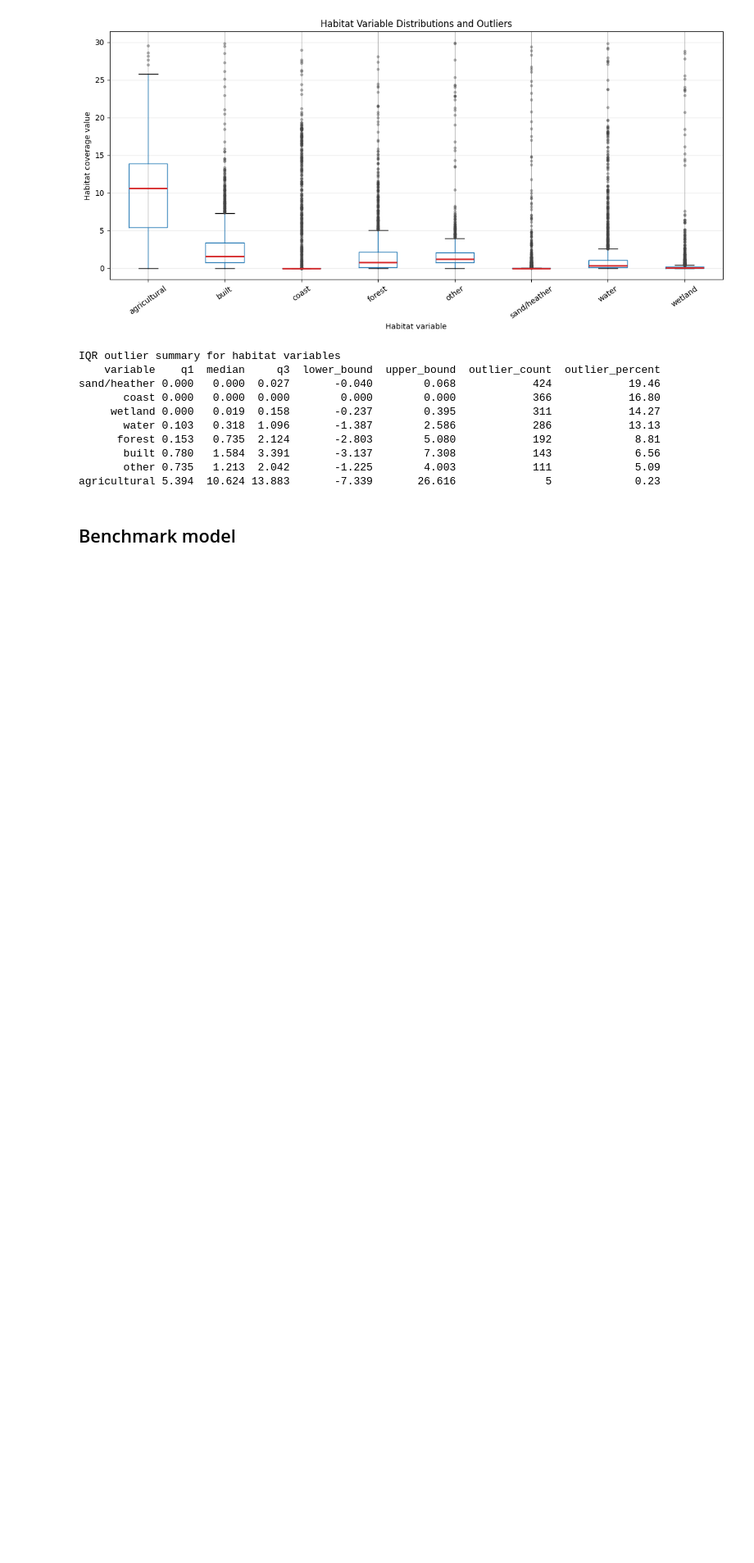
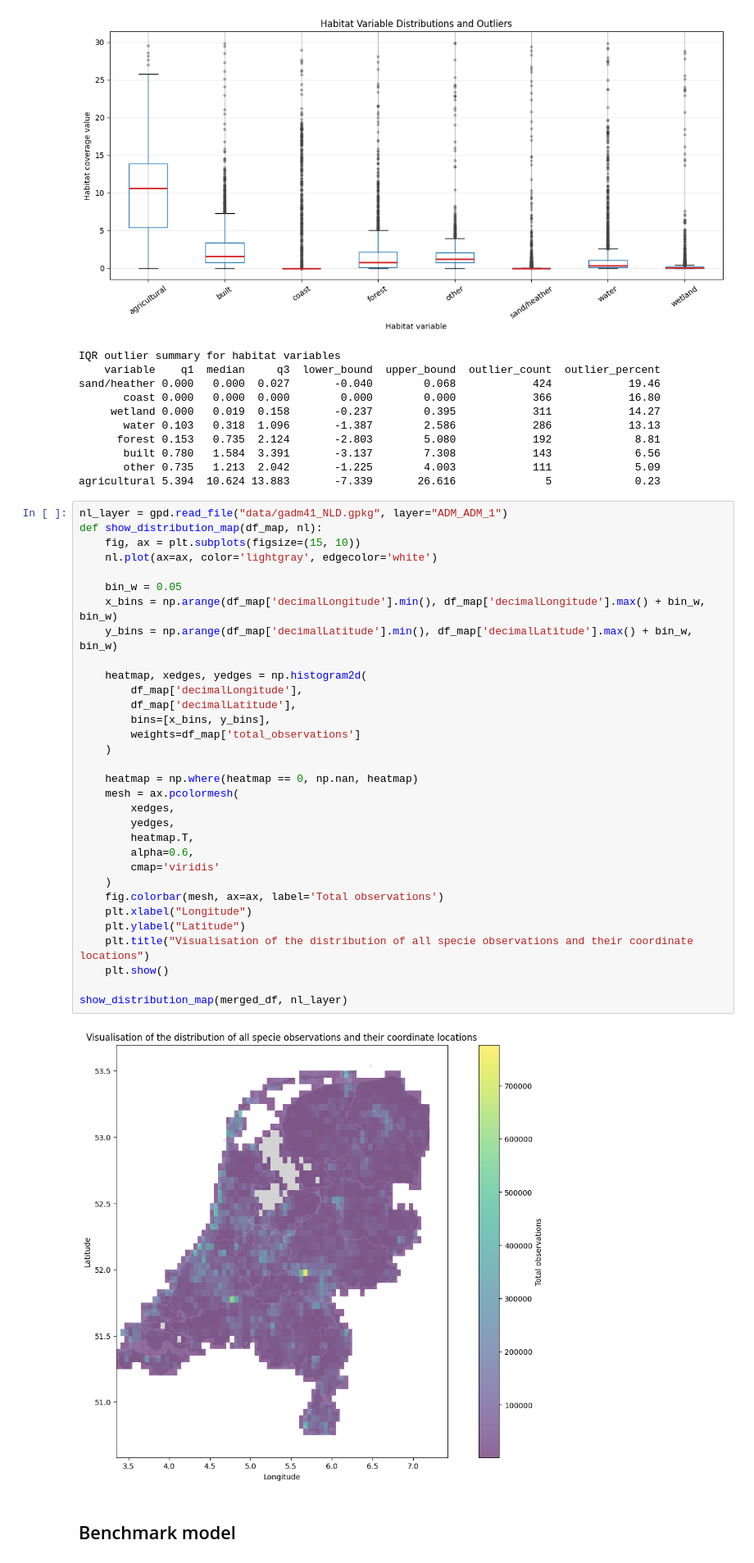
Before and after one commit to Lars399/DSAI-project-, a Jupyter notebook: Main_notebook.ipynb, the cells around one changed output. Shown at 82% size. Drawn from its saved outputs; the diff is of its cells as text; blank space fills up the shorter version.

Commit message:
Added a visual map of locatons where the specie has been spotted based on the given data

```diff
--- a/Main_notebook.ipynb
+++ b/Main_notebook.ipynb
@@ -205,6 +208,40 @@ sand/heather 0.000   0.000  0.027       -0.040        0.068            424
        built 0.780   1.584  3.391       -3.137        7.308            143             6.56
        other 0.735   1.213  2.042       -1.225        4.003            111             5.09
 agricultural 5.394  10.624 13.883       -7.339       26.616              5             0.23
+# %%
+nl_layer = gpd.read_file("data/gadm41_NLD.gpkg", layer="ADM_ADM_1")
+def show_distribution_map(df_map, nl):
+    fig, ax = plt.subplots(figsize=(15, 10))
+    nl.plot(ax=ax, color='lightgray', edgecolor='white')
+
+    bin_w = 0.05
+    x_bins = np.arange(df_map['decimalLongitude'].min(), df_map['decimalLongitude'].max() + bin_w, bin_w)
+    y_bins = np.arange(df_map['decimalLatitude'].min(), df_map['decimalLatitude'].max() + bin_w, bin_w)
+
+    heatmap, xedges, yedges = np.histogram2d(
+        df_map['decimalLongitude'],
+        df_map['decimalLatitude'],
+        bins=[x_bins, y_bins],
+        weights=df_map['total_observations']
+    )
+
+    heatmap = np.where(heatmap == 0, np.nan, heatmap)
+    mesh = ax.pcolormesh(
+        xedges,
+        yedges,
+        heatmap.T,
+        alpha=0.6,
+        cmap='viridis'
+    )
+    fig.colorbar(mesh, ax=ax, label='Total observations')
+    plt.xlabel("Longitude")
+    plt.ylabel("Latitude")
+    plt.title("Visualisation of the distribution of all specie observations and their coordinate locations")
+    plt.show()
+
+show_distribution_map(merged_df, nl_layer)
+# %% [output]
+[figure, added]
 # %% [markdown]
 ## Benchmark model
 # %%
```
Also changed, not shown: parts of 2 cells of this notebook, 1 other file.
